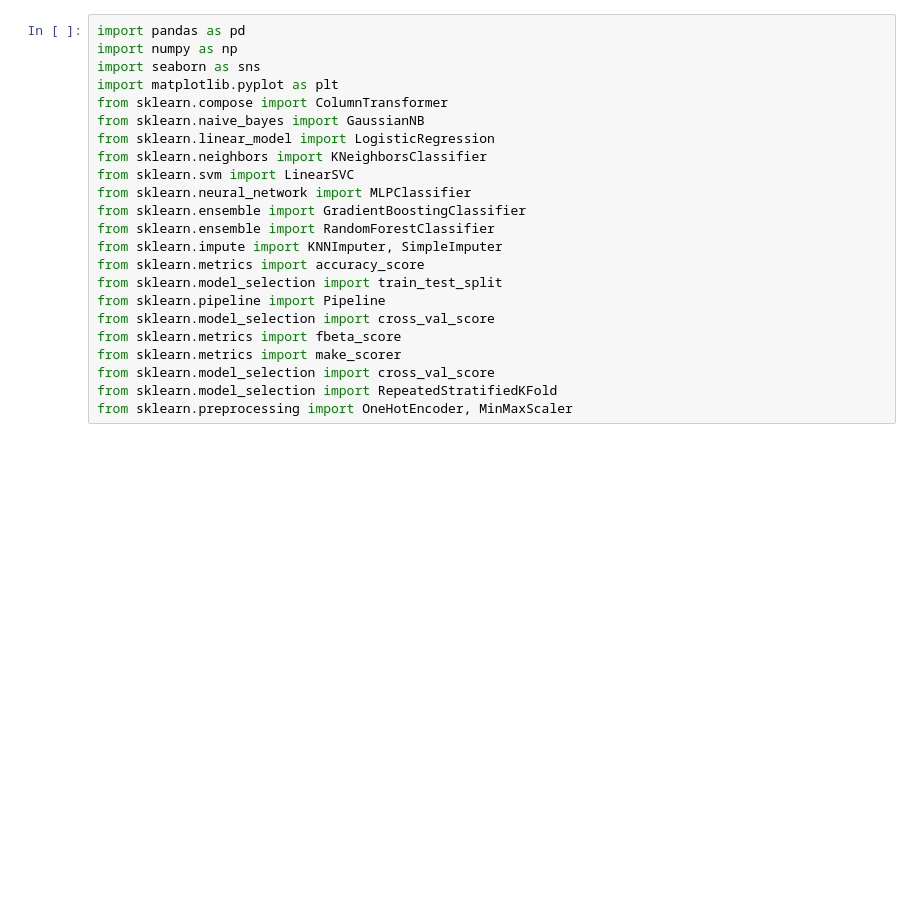
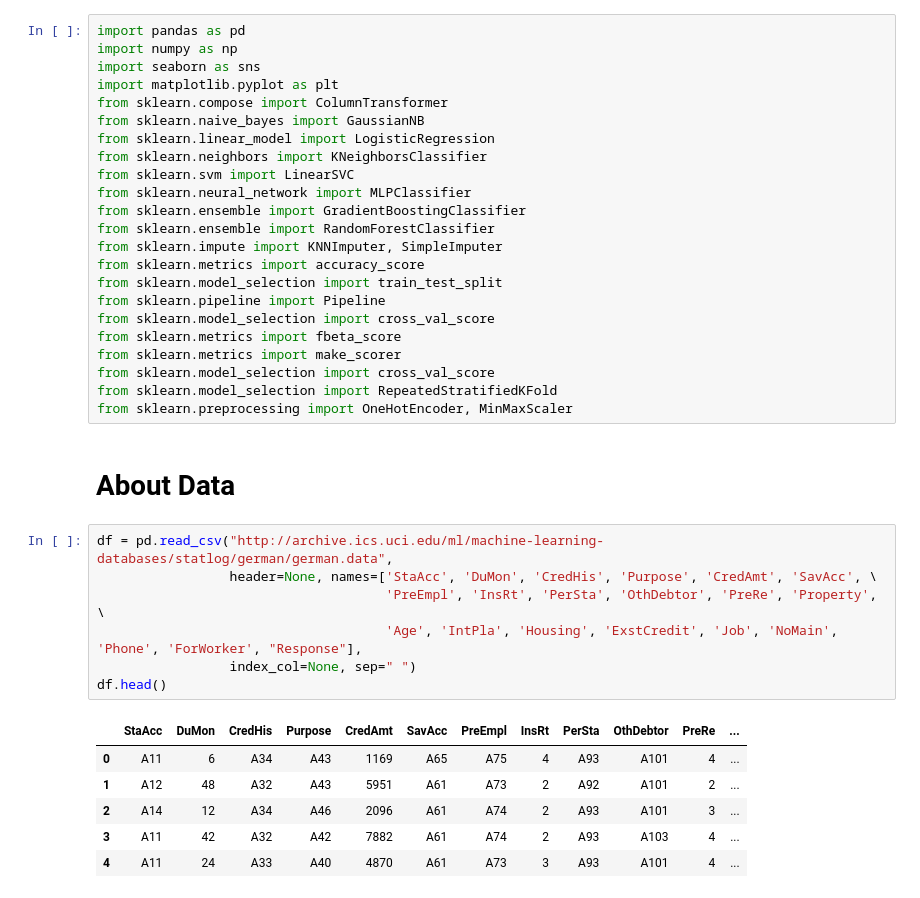
Before and after one commit to PTson2207/Engineer-Selection, a Jupyter notebook: Pipeline_ML.ipynb, the cells around one changed output. Cells and saved outputs as stored; diff of their text form; blank space fills up the shorter version.

```diff
--- a/Pipeline_ML.ipynb
+++ b/Pipeline_ML.ipynb
@@ -23,3 +23,19 @@ from sklearn.metrics import make_scorer
 from sklearn.model_selection import cross_val_score
 from sklearn.model_selection import RepeatedStratifiedKFold
 from sklearn.preprocessing import OneHotEncoder, MinMaxScaler
+# %% [markdown]
+# About Data
+# %%
+df = pd.read_csv("http://archive.ics.uci.edu/ml/machine-learning-databases/statlog/german/german.data",
+                 header=None, names=['StaAcc', 'DuMon', 'CredHis', 'Purpose', 'CredAmt', 'SavAcc', \
+                                     'PreEmpl', 'InsRt', 'PerSta', 'OthDebtor', 'PreRe', 'Property', \
+                                     'Age', 'IntPla', 'Housing', 'ExstCredit', 'Job', 'NoMain', 'Phone', 'ForWorker', "Response"],
+                 index_col=None, sep=" ")
+df.head()
+# %% [output]
+|  | StaAcc | DuMon | CredHis | Purpose | CredAmt | SavAcc | PreEmpl | InsRt | PerSta | OthDebtor | PreRe | ... |
+| 0 | A11 | 6 | A34 | A43 | 1169 | A65 | A75 | 4 | A93 | A101 | 4 | ... |
+| 1 | A12 | 48 | A32 | A43 | 5951 | A61 | A73 | 2 | A92 | A101 | 2 | ... |
+| 2 | A14 | 12 | A34 | A46 | 2096 | A61 | A74 | 2 | A93 | A101 | 3 | ... |
+| 3 | A11 | 42 | A32 | A42 | 7882 | A61 | A74 | 2 | A93 | A103 | 4 | ... |
+| 4 | A11 | 24 | A33 | A40 | 4870 | A61 | A73 | 3 | A93 | A101 | 4 | ... |
```
Also changed, not shown: parts of 6 cells of this notebook.
